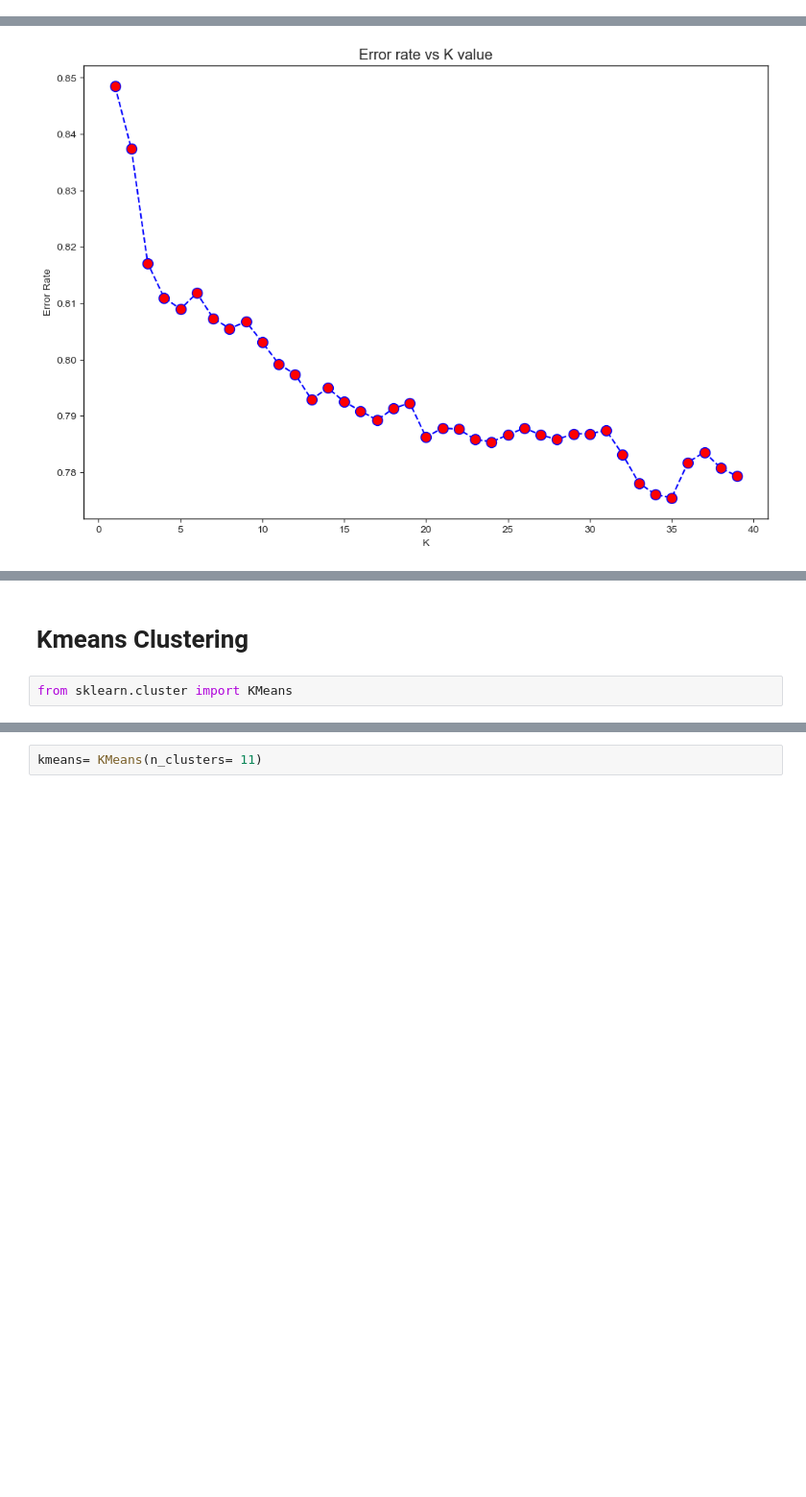
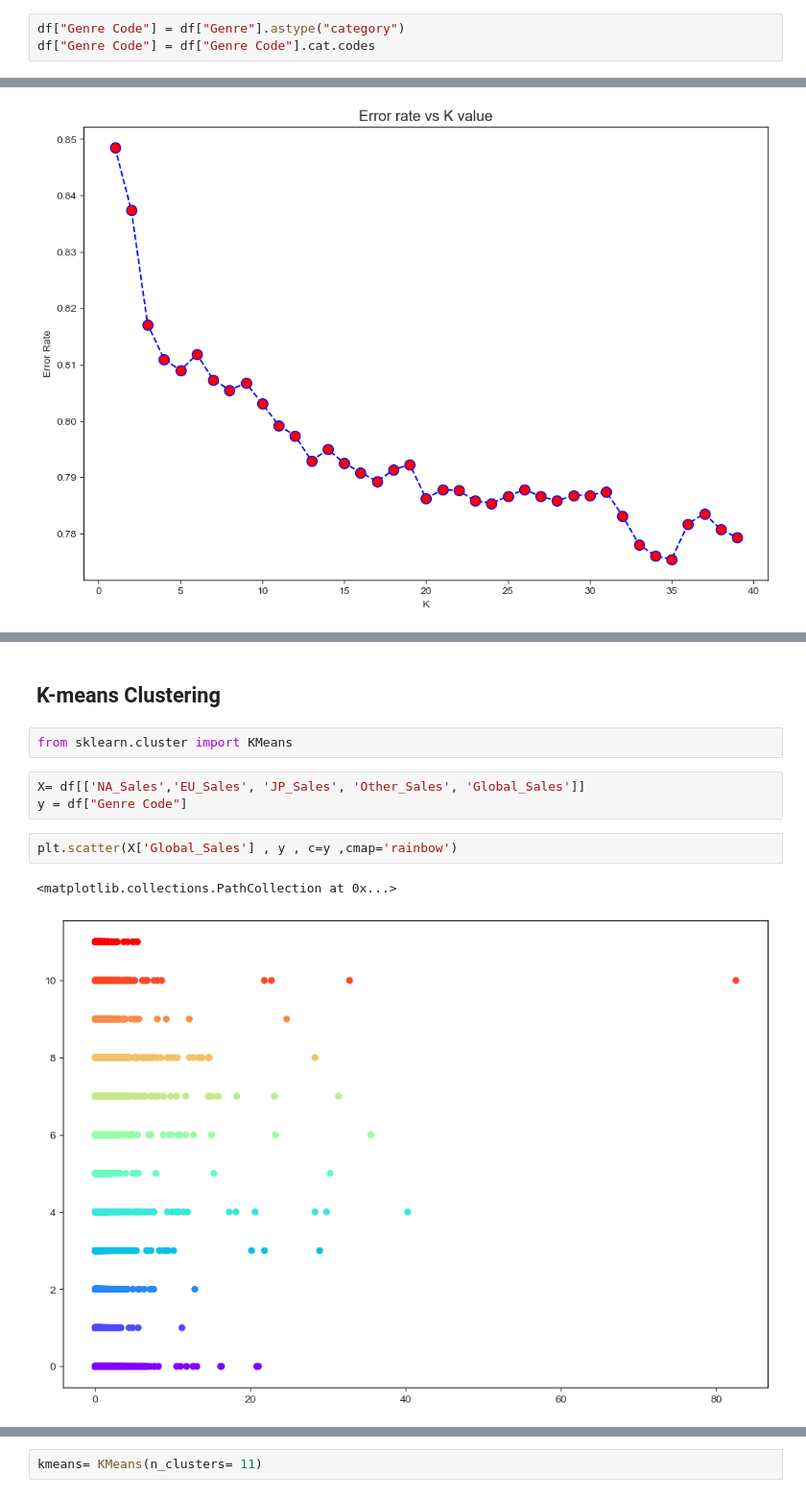
Before and after one commit to Nilo-HK/Vide-Game-Sales, a Jupyter notebook: Video Game Sales Python.ipynb, the cells around one changed output, grey strips where cells are left out. Shown at 96% size. Drawn from its saved outputs; the diff is of its cells as text; blank space fills up the shorter version.

Commit message:
Add files via upload
Video Game Sales

```diff
--- a/Video Game Sales Python.ipynb
+++ b/Video Game Sales Python.ipynb
@@ -491,0 +389,3 @@ y = df['Global_Sales']
+# %%
+df["Genre Code"] = df["Genre"].astype("category")
+df["Genre Code"] = df["Genre Code"].cat.codes
@@ -611,4 +581,12 @@ Text(0, 0.5, 'Error Rate')
 # %% [markdown]
-# Kmeans Clustering
+## K-means Clustering
 # %%
 from sklearn.cluster import KMeans
+# %%
+X= df[['NA_Sales','EU_Sales', 'JP_Sales', 'Other_Sales', 'Global_Sales']]
+y = df["Genre Code"]
+# %%
+plt.scatter(X['Global_Sales'] , y , c=y ,cmap='rainbow')
+# %% [output]
+<matplotlib.collections.PathCollection at 0x...>
+[figure, added]
```
Also changed, not shown: parts of 110 cells of this notebook.
